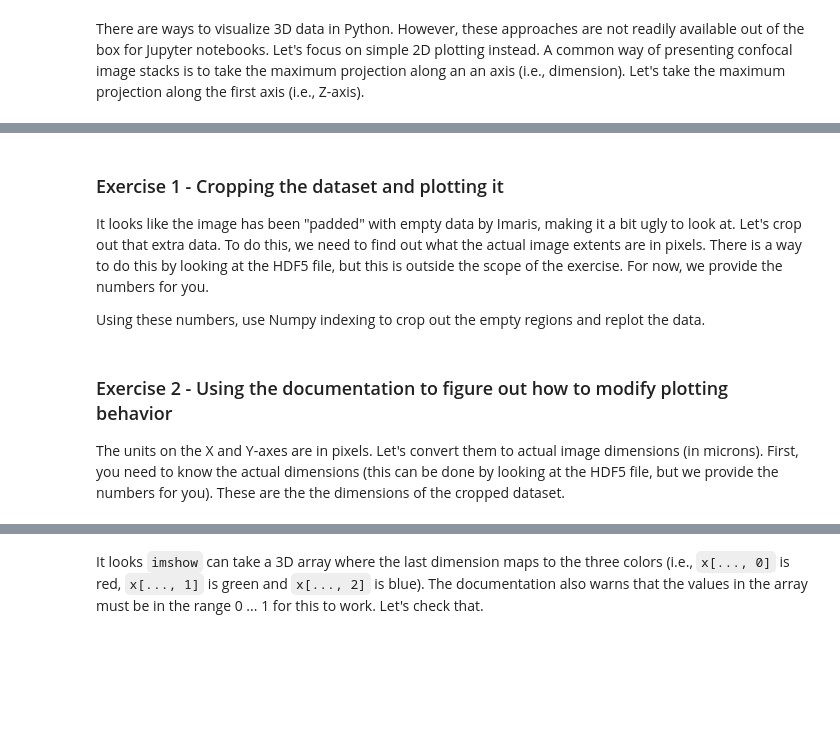
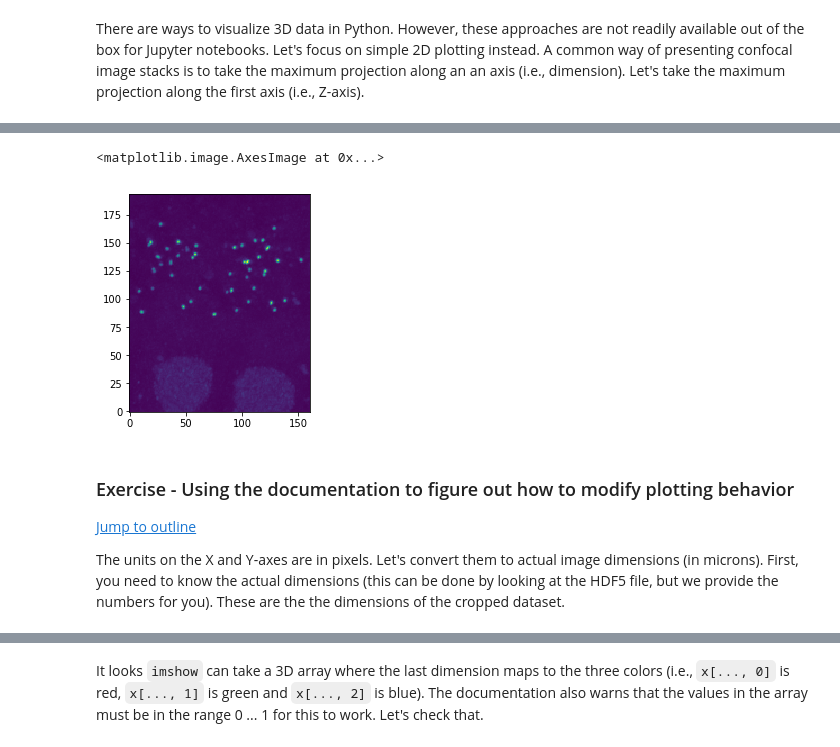
Before and after one commit to dasaderi/python_neurobootcamp, a Jupyter notebook: day-4/day4 solution.ipynb, the cells around one changed output, grey strips where cells are left out. Drawn from its saved outputs; the diff is of its cells as text; code cells hidden in the pictures; blank space fills up the shorter version.

```diff
--- a/day-4/day4 solution.ipynb
+++ b/day-4/day4 solution.ipynb
@@ -192,9 +427,7 @@ Now, let's plot this 2D projection. The `origin='lower left'` argument to `pl.im
 # %%
-projection = data_CtBP2.max(axis=0)
-pl.imshow(projection, origin='lower left')
+cropped_ribbon = data_ribbon[:z_pixels, :y_pixels, :x_pixels]
+projection = cropped_ribbon.max(axis=0)
+pl.imshow(projection, origin='lower')
+# %% [output]
+<matplotlib.image.AxesImage at 0x...>
+[figure, added]
-# %% [markdown]
-### Exercise 1 - Cropping the dataset and plotting it
-
-It looks like the image has been "padded" with empty data by Imaris, making it a bit ugly to look at. Let's crop out that extra data. To do this, we need to find out what the actual image extents are in pixels. There is a way to do this by looking at the HDF5 file, but this is outside the scope of the exercise. For now, we provide the numbers for you.
-
-Using these numbers, use Numpy indexing to crop out the empty regions and replot the data.
@@ -215,5 +434,7 @@ pl.imshow(projection, origin='lower left')
 # %% [markdown]
-### Exercise 2 - Using the documentation to figure out how to modify plotting behavior
+<a name="exercise-documentation"></a>
+### Exercise - Using the documentation to figure out how to modify plotting behavior
+<a href="#outline">Jump to outline</a>
 
 The units on the X and Y-axes are in pixels. Let's convert them to actual image dimensions (in microns). First, you need to know the actual dimensions (this can be done by looking at the HDF5 file, but we provide the numbers for you). These are the the dimensions of the cropped dataset.
 # %%
```
Also changed, not shown: parts of 108 cells of this notebook, 2 other files.
